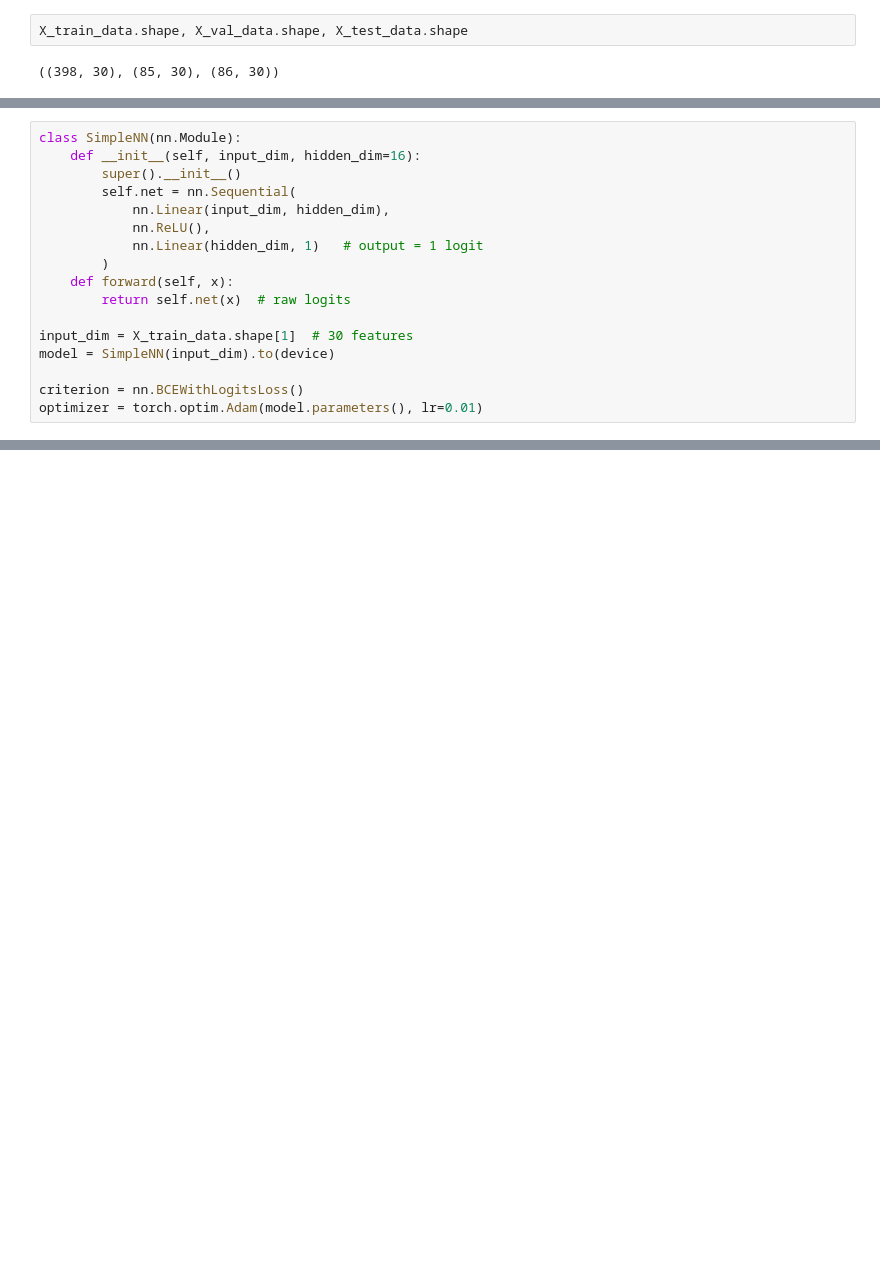
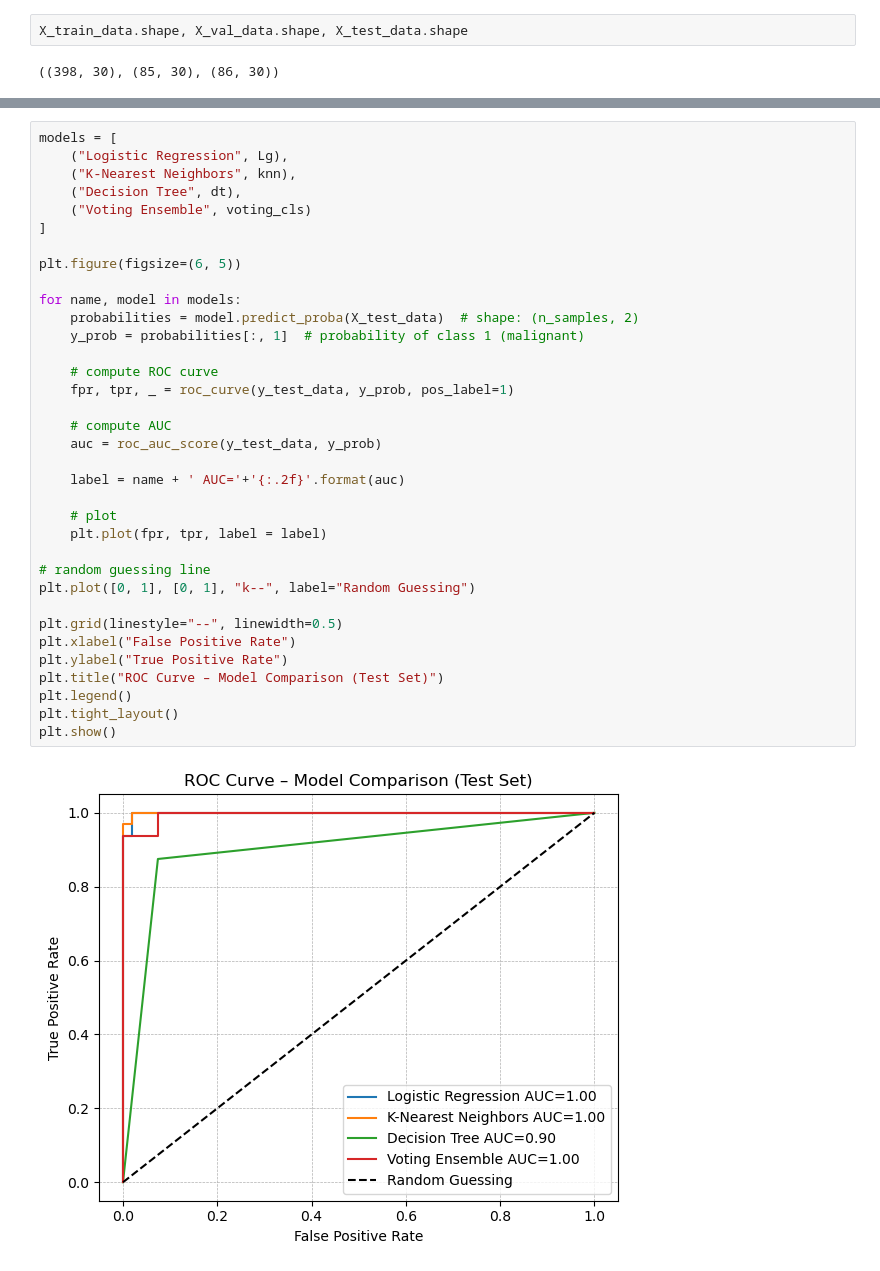
Before and after one commit to QMay17/CS171-Machine-Learning-Project, a Jupyter notebook: notebooks/tnz_model_construction.ipynb, the cells around one changed output, grey strips where cells are left out. Cells and saved outputs as stored; diff of their text form; blank space fills up the shorter version.

Commit message:
commit to model construction

```diff
--- a/notebooks/tnz_model_construction.ipynb
+++ b/notebooks/tnz_model_construction.ipynb
@@ -124,17 +145,0 @@ Using device: mps
-# %%
-class SimpleNN(nn.Module):
-    def __init__(self, input_dim, hidden_dim=16):
-        super().__init__()
-        self.net = nn.Sequential(
-            nn.Linear(input_dim, hidden_dim),
-            nn.ReLU(),
-            nn.Linear(hidden_dim, 1)   # output = 1 logit
-        )
-    def forward(self, x):
-        return self.net(x)  # raw logits
-
-input_dim = X_train_data.shape[1]  # 30 features
-model = SimpleNN(input_dim).to(device)
-
-criterion = nn.BCEWithLogitsLoss()
-optimizer = torch.optim.Adam(model.parameters(), lr=0.01)
@@ -263,0 +148,37 @@ plt.show()
+# %%
+models = [
+    ("Logistic Regression", Lg),
+    ("K-Nearest Neighbors", knn),
+    ("Decision Tree", dt),
+    ("Voting Ensemble", voting_cls)
+]
+
+plt.figure(figsize=(6, 5))
+
+for name, model in models:
+    probabilities = model.predict_proba(X_test_data)  # shape: (n_samples, 2)
+    y_prob = probabilities[:, 1]  # probability of class 1 (malignant)
+
+    # compute ROC curve
+    fpr, tpr, _ = roc_curve(y_test_data, y_prob, pos_label=1)
+
+    # compute AUC
+    auc = roc_auc_score(y_test_data, y_prob)
+
+    label = name + ' AUC='+'{:.2f}'.format(auc)
+
+    # plot
+    plt.plot(fpr, tpr, label = label)
+
+# random guessing line
+plt.plot([0, 1], [0, 1], "k--", label="Random Guessing")
+
+plt.grid(linestyle="--", linewidth=0.5)
+plt.xlabel("False Positive Rate")
+plt.ylabel("True Positive Rate")
+plt.title("ROC Curve – Model Comparison (Test Set)")
+plt.legend()
+plt.tight_layout()
+plt.show()
+# %% [output]
+[figure, added]
```
Also changed, not shown: parts of 21 cells of this notebook, 1 other file.
